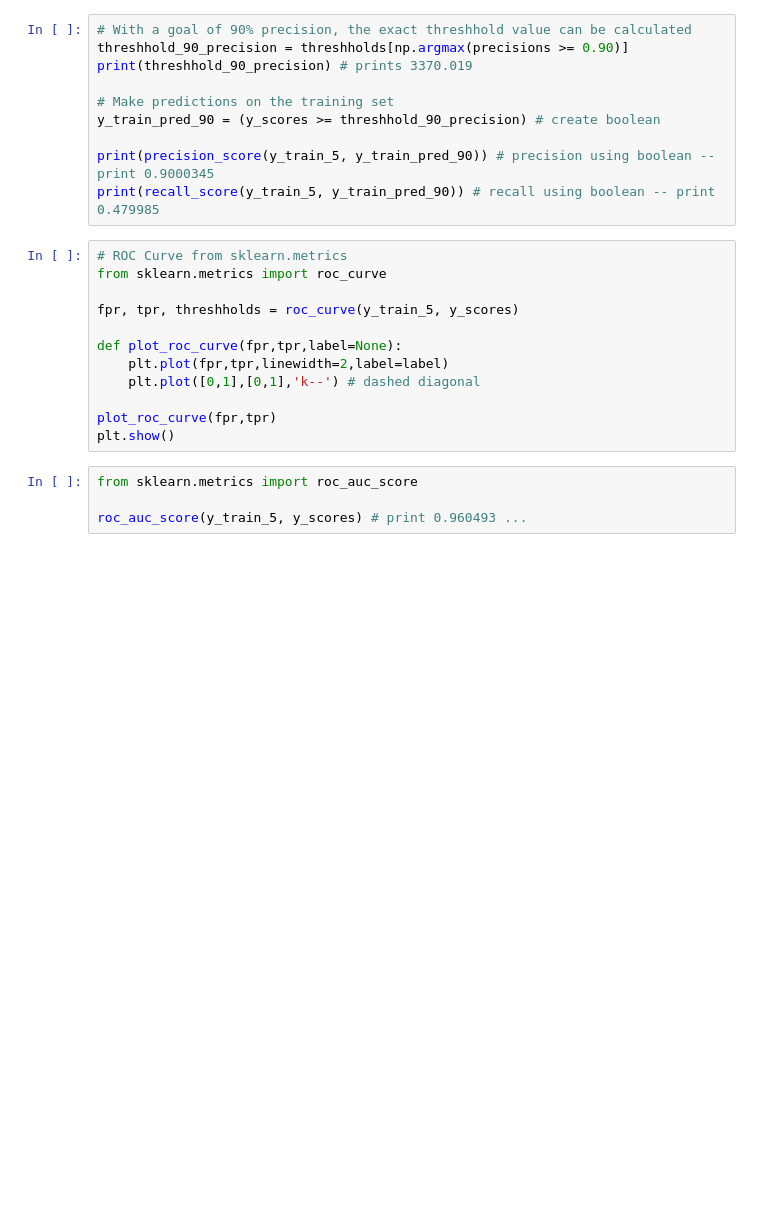
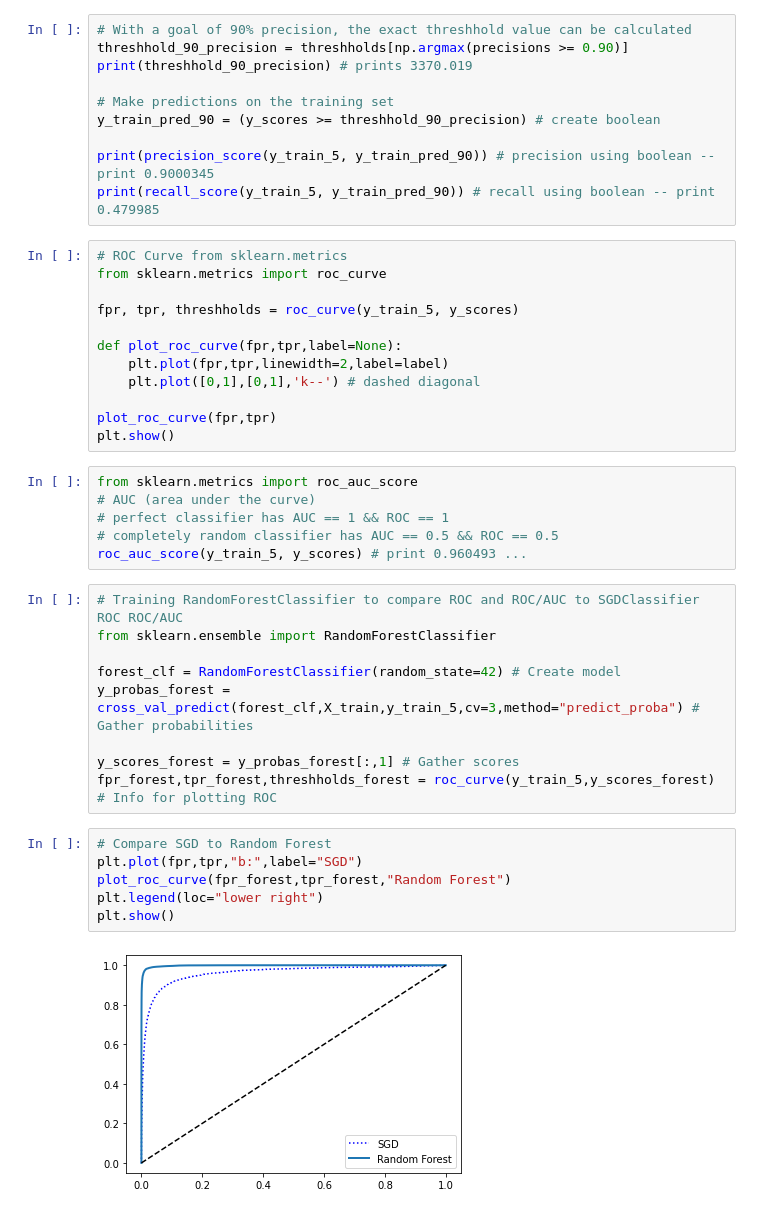
Before and after one commit to cwsaunders/ai-ml, a Jupyter notebook: educational/labs/hands_on_ml_exercises/Chp_3_ML_Proj.ipynb, the cells around one changed output. Cells and saved outputs as stored; diff of their text form; blank space fills up the shorter version.

```diff
--- a/educational/labs/hands_on_ml_exercises/Chp_3_ML_Proj.ipynb
+++ b/educational/labs/hands_on_ml_exercises/Chp_3_ML_Proj.ipynb
@@ -212,5 +212,24 @@ plot_roc_curve(fpr,tpr)
 plt.show()
 # %%
 from sklearn.metrics import roc_auc_score
-
+# AUC (area under the curve)
+# perfect classifier has AUC == 1 && ROC == 1
+# completely random classifier has AUC == 0.5 && ROC == 0.5
 roc_auc_score(y_train_5, y_scores) # print 0.960493 ...
+# %%
+# Training RandomForestClassifier to compare ROC and ROC/AUC to SGDClassifier ROC ROC/AUC
+from sklearn.ensemble import RandomForestClassifier
+
+forest_clf = RandomForestClassifier(random_state=42) # Create model
+y_probas_forest = cross_val_predict(forest_clf,X_train,y_train_5,cv=3,method="predict_proba") # Gather probabilities
+
+y_scores_forest = y_probas_forest[:,1] # Gather scores
+fpr_forest,tpr_forest,threshholds_forest = roc_curve(y_train_5,y_scores_forest) # Info for plotting ROC
+# %%
+# Compare SGD to Random Forest
+plt.plot(fpr,tpr,"b:",label="SGD")
+plot_roc_curve(fpr_forest,tpr_forest,"Random Forest")
+plt.legend(loc="lower right")
+plt.show()
+# %% [output]
+[figure, added]
```
